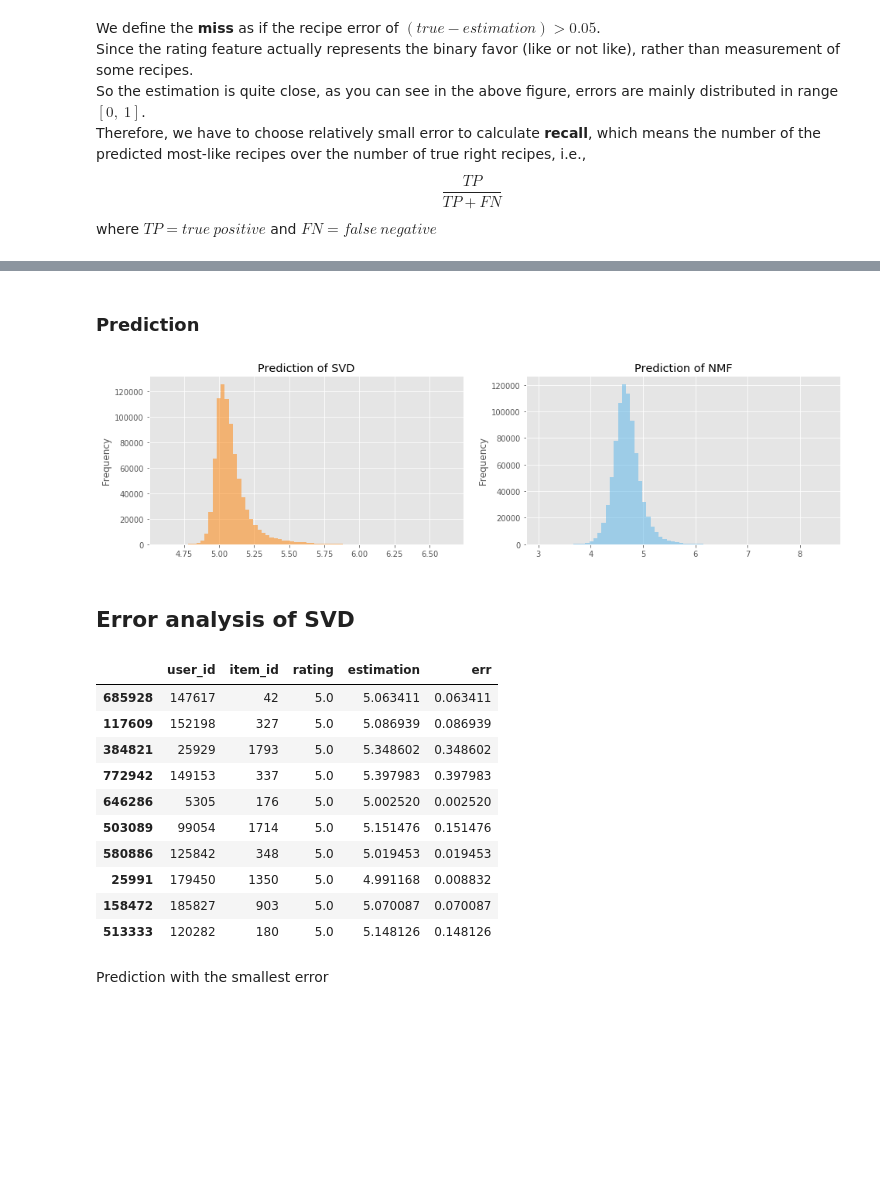
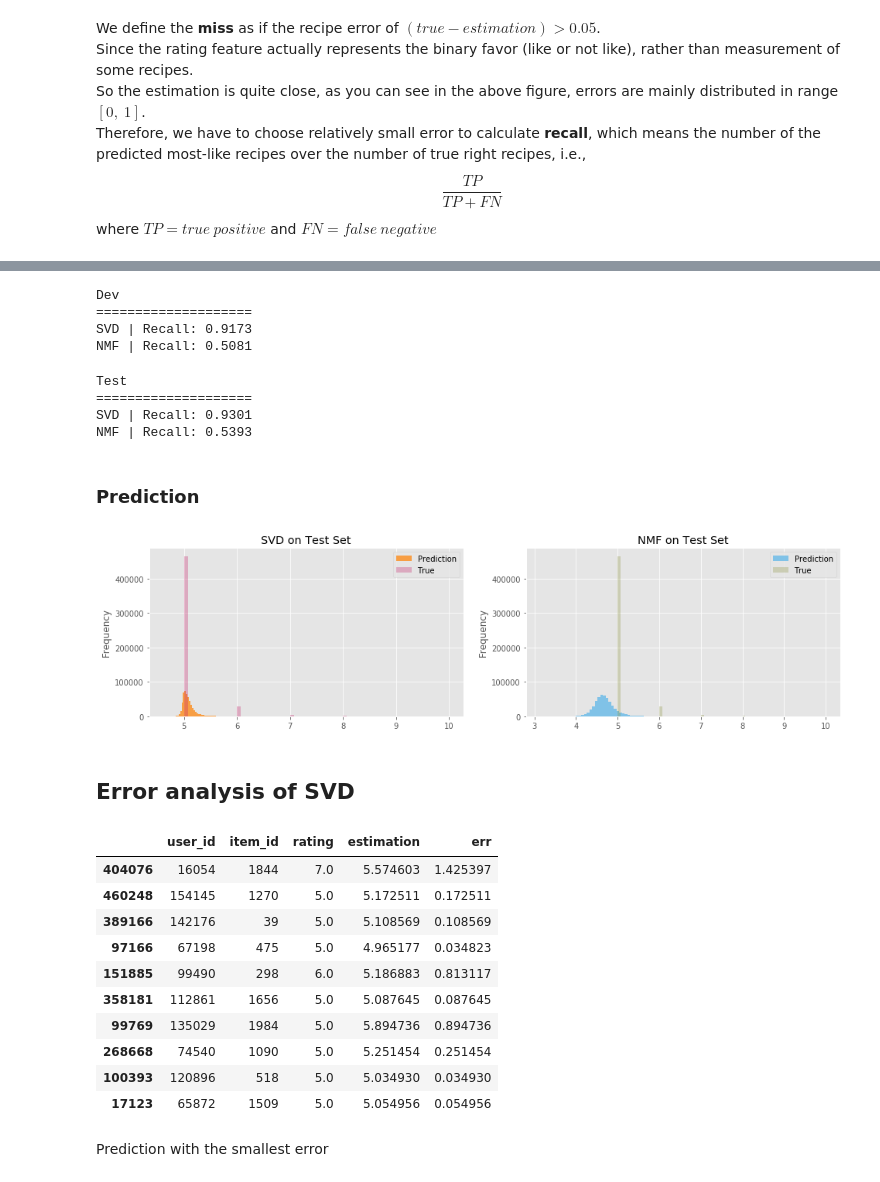
Before and after one commit to zengyu714/food-chi, a Jupyter notebook: collab_filter_analysis.ipynb, the cells around one changed output, grey strips where cells are left out. Cells and saved outputs as stored; diff of their text form; code cells hidden in the pictures; blank space fills up the shorter version.

```diff
--- a/collab_filter_analysis.ipynb
+++ b/collab_filter_analysis.ipynb
@@ -55,2 +53,5 @@ df_nmf, predictions_nmf, algo_nmf = load_trained_pred_algo('models/dump_NMF')
+# %%
+df_nmf_dev, predictions_nmf_dev, algo_nmf = load_trained_pred_algo('models/dump_NMF_dev')
+df_nmf_test, predictions_nmf_test, _ = load_trained_pred_algo('models/dump_NMF_test')
 # %% [markdown]
 # SVD algorithm
@@ -59,3 +58,6 @@ df_svd, predictions_svd, algo_svd = load_trained_pred_algo('models/dump_SVD')
+# %%
+df_svd_dev, predictions_svd_dev, algo_svd = load_trained_pred_algo('models/dump_SVD_dev')
+df_svd_test, predictions_svd_test, _ = load_trained_pred_algo('models/dump_SVD_test')
 # %% [markdown]
 ## Compare with NMF
 # %% [markdown]
@@ -89,26 +101,46 @@ print(f"[NMF] Recalls: {np.array(list(recall_nmf.values())).mean():.4f}")
+# %%
+print(f"Dev\n{'='*20}")
+print(f"SVD | Recall: {show_recall(recall_svd_dev):.4f}");
+print(f"NMF | Recall: {show_recall(recall_nmf_dev):.4f}");
+# %% [output]
+Dev
+====================
+SVD | Recall: 0.9173
+NMF | Recall: 0.5081
+# %%
+print(f"Test\n{'='*20}")
+print(f"SVD | Recall: {show_recall(recall_svd_test):.4f}");
+print(f"NMF | Recall: {show_recall(recall_nmf_test):.4f}");
+# %% [output]
+Test
+====================
+SVD | Recall: 0.9301
+NMF | Recall: 0.5393
 # %% [markdown]
 ### Prediction
 # %%
 f, (ax1, ax2) = plt.subplots(1, 2, figsize=(16, 4))
-df_svd.estimation.plot(ax=ax1, kind='hist', bins=70, title='Prediction of SVD', color="#FF8000", alpha=0.5);
-df_nmf.estimation.plot(ax=ax2, kind='hist', bins=70, title='Prediction of NMF', color="#56B4E9", alpha=0.5);
+df_svd_test.estimation.plot(ax=ax1, kind='hist', bins=70, title='SVD on Test Set', color="#FF8000", alpha=0.7, label="Prediction");
+df_svd_test.rating.plot(ax=ax1, kind='hist', bins=70, color="#C62168", alpha=0.3, label="True"); ax1.legend();
+df_nmf_test.estimation.plot(ax=ax2, kind='hist', bins=70, title='NMF on Test Set', color="#56B4E9", alpha=0.7, label="Prediction");
+df_nmf_test.rating.plot(ax=ax2, kind='hist', bins=70, color="#8D9440", alpha=0.3, label="True"); ax2.legend();
 # %% [output]
-[figure, old version]
+[figure, new version]
 # %% [markdown]
 ## Error analysis of SVD
 # %%
-df_svd['err'] = abs(df_svd.estimation - df_svd.rating)
-df_svd.sample(10)
+df_svd_test['err'] = abs(df_svd_test.estimation - df_svd_test.rating)
+df_svd_test.sample(10)
 # %% [output]
 |  | user_id | item_id | rating | estimation | err |
-| 685928 | 147617 | 42 | 5.0 | 5.063411 | 0.063411 |
-| 117609 | 152198 | 327 | 5.0 | 5.086939 | 0.086939 |
-| 384821 | 25929 | 1793 | 5.0 | 5.348602 | 0.348602 |
-| 772942 | 149153 | 337 | 5.0 | 5.397983 | 0.397983 |
-| 646286 | 5305 | 176 | 5.0 | 5.002520 | 0.002520 |
-| 503089 | 99054 | 1714 | 5.0 | 5.151476 | 0.151476 |
-| 580886 | 125842 | 348 | 5.0 | 5.019453 | 0.019453 |
-| 25991 | 179450 | 1350 | 5.0 | 4.991168 | 0.008832 |
-| 158472 | 185827 | 903 | 5.0 | 5.070087 | 0.070087 |
-| 513333 | 120282 | 180 | 5.0 | 5.148126 | 0.148126 |
+| 404076 | 16054 | 1844 | 7.0 | 5.574603 | 1.425397 |
+| 460248 | 154145 | 1270 | 5.0 | 5.172511 | 0.172511 |
+| 389166 | 142176 | 39 | 5.0 | 5.108569 | 0.108569 |
+| 97166 | 67198 | 475 | 5.0 | 4.965177 | 0.034823 |
+| 151885 | 99490 | 298 | 6.0 | 5.186883 | 0.813117 |
+| 358181 | 112861 | 1656 | 5.0 | 5.087645 | 0.087645 |
+| 99769 | 135029 | 1984 | 5.0 | 5.894736 | 0.894736 |
+| 268668 | 74540 | 1090 | 5.0 | 5.251454 | 0.251454 |
+| 100393 | 120896 | 518 | 5.0 | 5.034930 | 0.034930 |
+| 17123 | 65872 | 1509 | 5.0 | 5.054956 | 0.054956 |
 # %%
```
Also changed, not shown: parts of 15 cells of this notebook, 5 other files.
